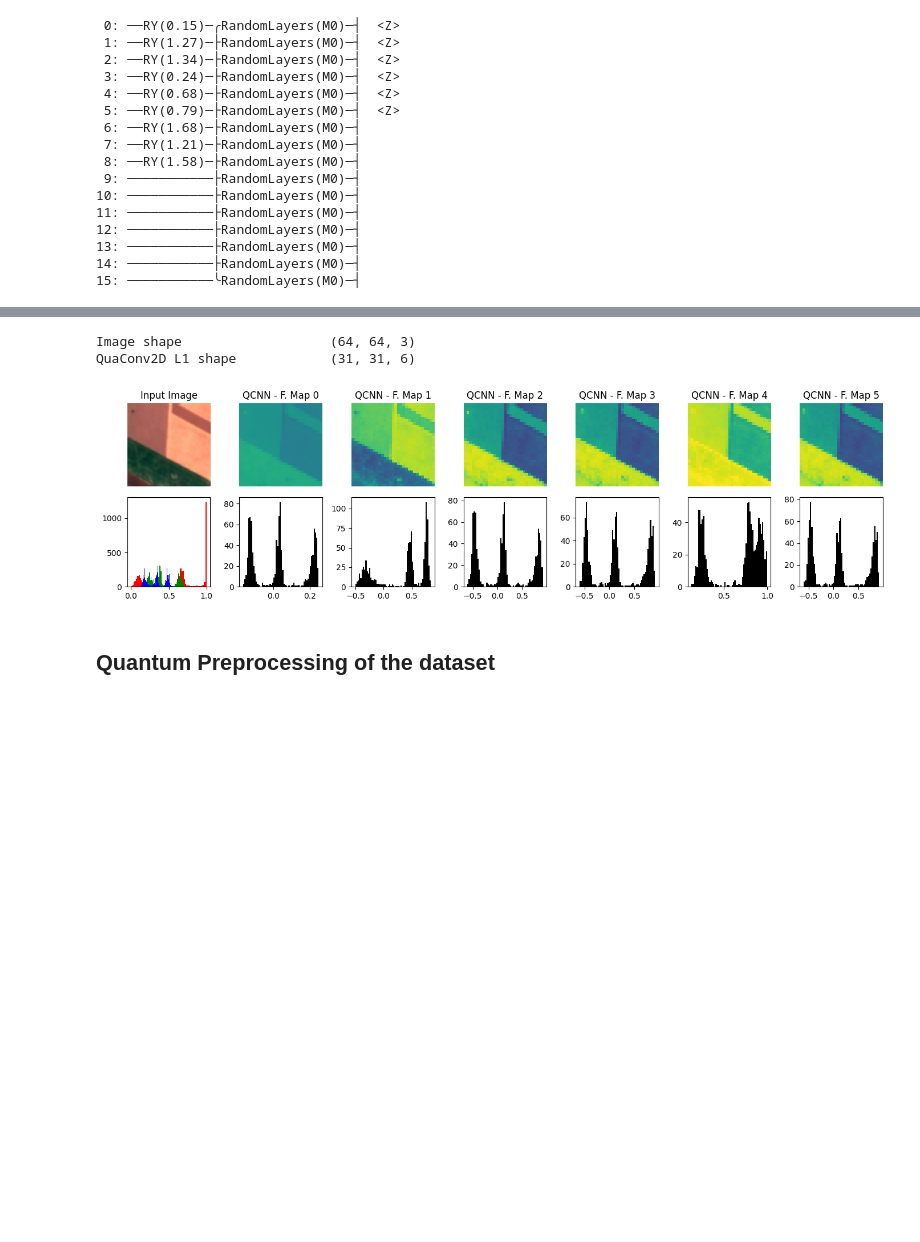
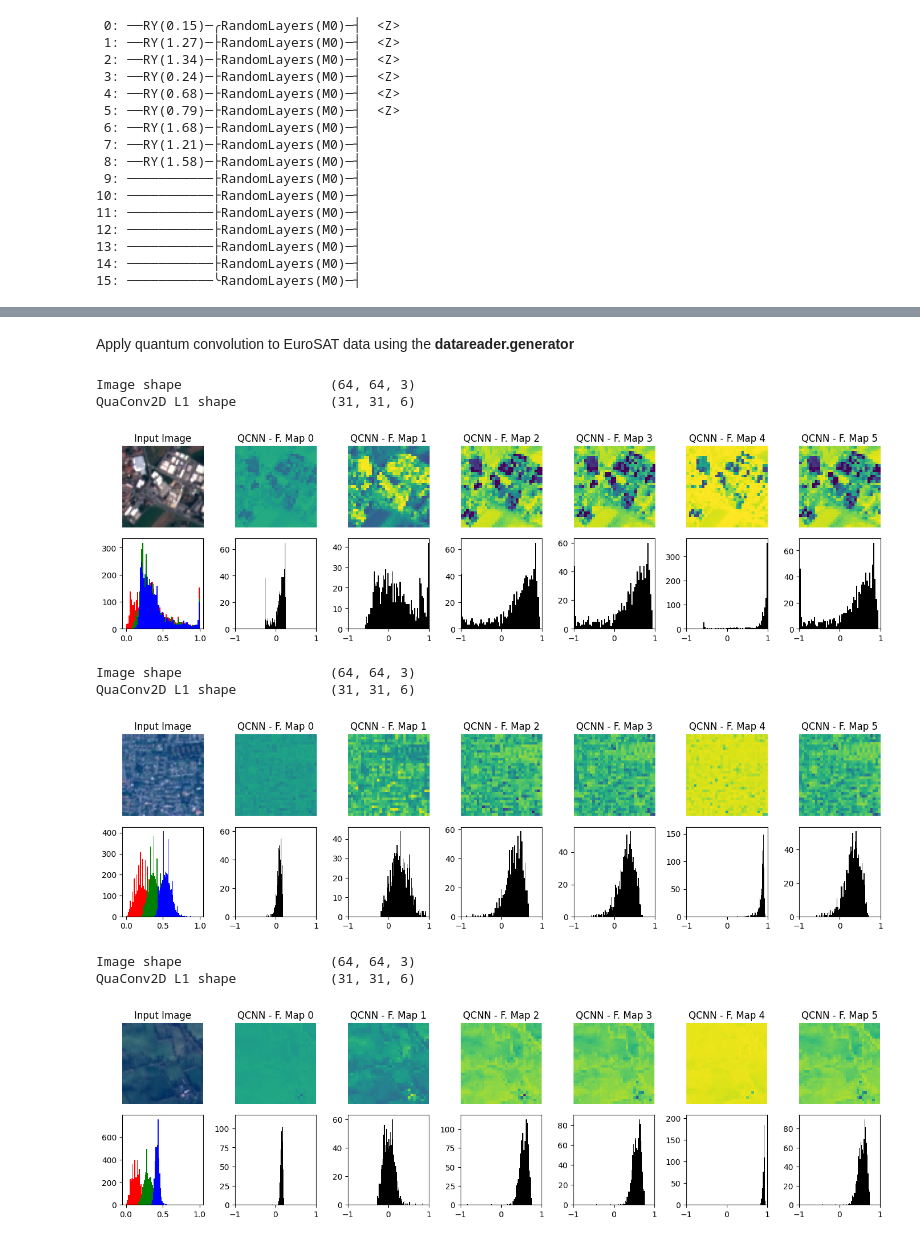
Before and after one commit to alessandrosebastianelli/quanv4eo, a Jupyter notebook: Quantum Convolutional Processing.ipynb, the cells around one changed output, grey strips where cells are left out. Saved outputs shown, nothing was run; the diff lists cells and outputs as text; code cells hidden in the pictures; blank space fills up the shorter version.

```diff
--- a/Quantum Convolutional Processing.ipynb
+++ b/Quantum Convolutional Processing.ipynb
@@ -239,19 +239,24 @@ conv1 = QConv2D(
     STRIDE,
     NUM_JOBS
 )
+# %% [markdown]
+Apply quantum convolution to EuroSAT data using the **datareader.generator**
 # %%
-(xi, yi) = next(iter(datareader.generator((x, y), 1, (64,64,3))))
-img = xi[0]
-out1 = conv1.apply(img, verbose = True)
+gen = iter(datareader.generator((x, y), 1, (64,64,3)))
+for i in range(3):
+    (xi, yi) = next(gen)
+    img = xi[0]
+    out1 = conv1.apply(img, verbose = True)
+    print('{:<30s}{}'.format('Image shape', img.shape))
+    print('{:<30s}{}'.format('QuaConv2D L1 shape', out1.shape))
+    plot_result(img, out1)
+# %% [output]
+Image shape                   (64, 64, 3)
+QuaConv2D L1 shape            (31, 31, 6)
+[figure, added]
+Image shape                   (64, 64, 3)
+QuaConv2D L1 shape            (31, 31, 6)
+[figure, added]
+Image shape                   (64, 64, 3)
+QuaConv2D L1 shape            (31, 31, 6)
+[figure, added]
-# %%
-print('{:<30s}{}'.format('Image shape', img.shape))
-print('{:<30s}{}'.format('QuaConv2D L1 shape', out1.shape))
-# %% [output]
-Image shape                   (64, 64, 3)
-QuaConv2D L1 shape            (31, 31, 6)
-# %%
-plot_result(img, out1)
-# %% [output]
-[figure, removed]
-# %% [markdown]
-## Quantum Preprocessing of the dataset
```
Also changed, not shown: parts of 17 cells of this notebook, 1 other file.
